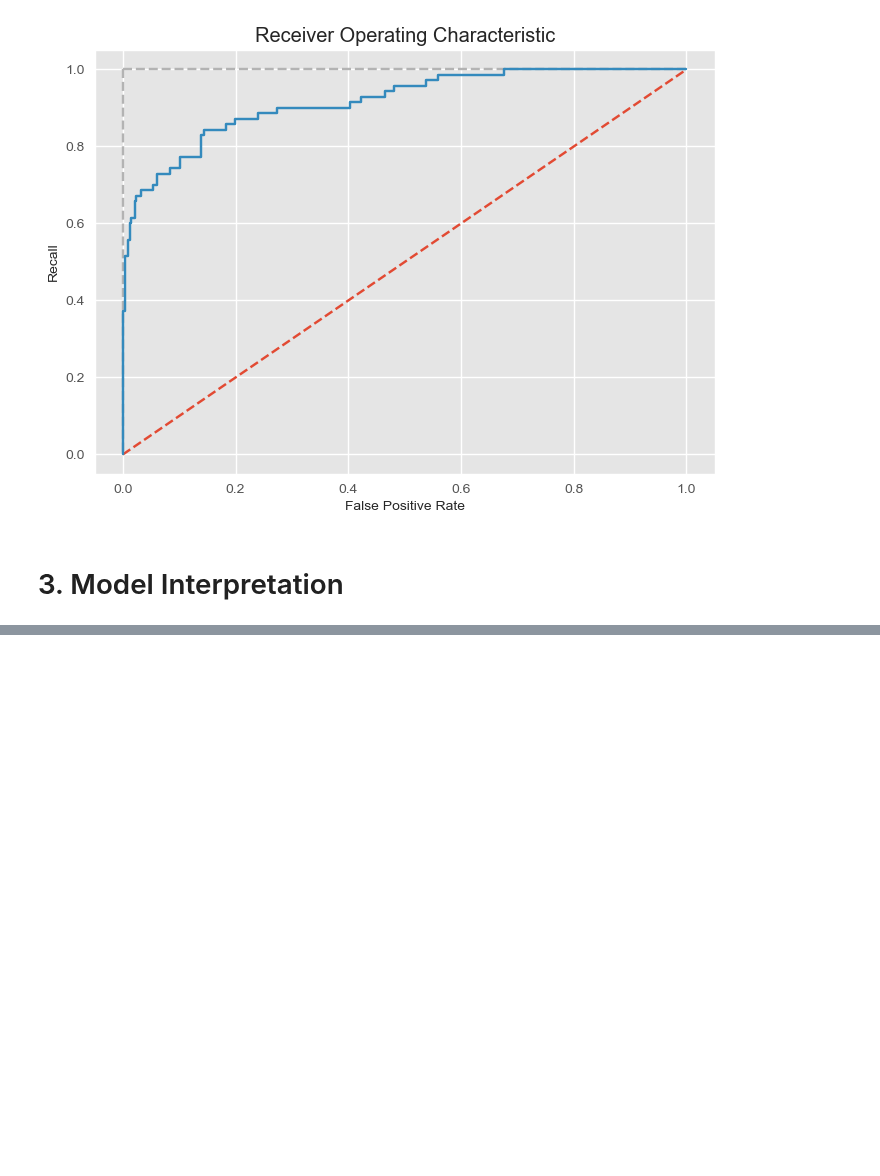
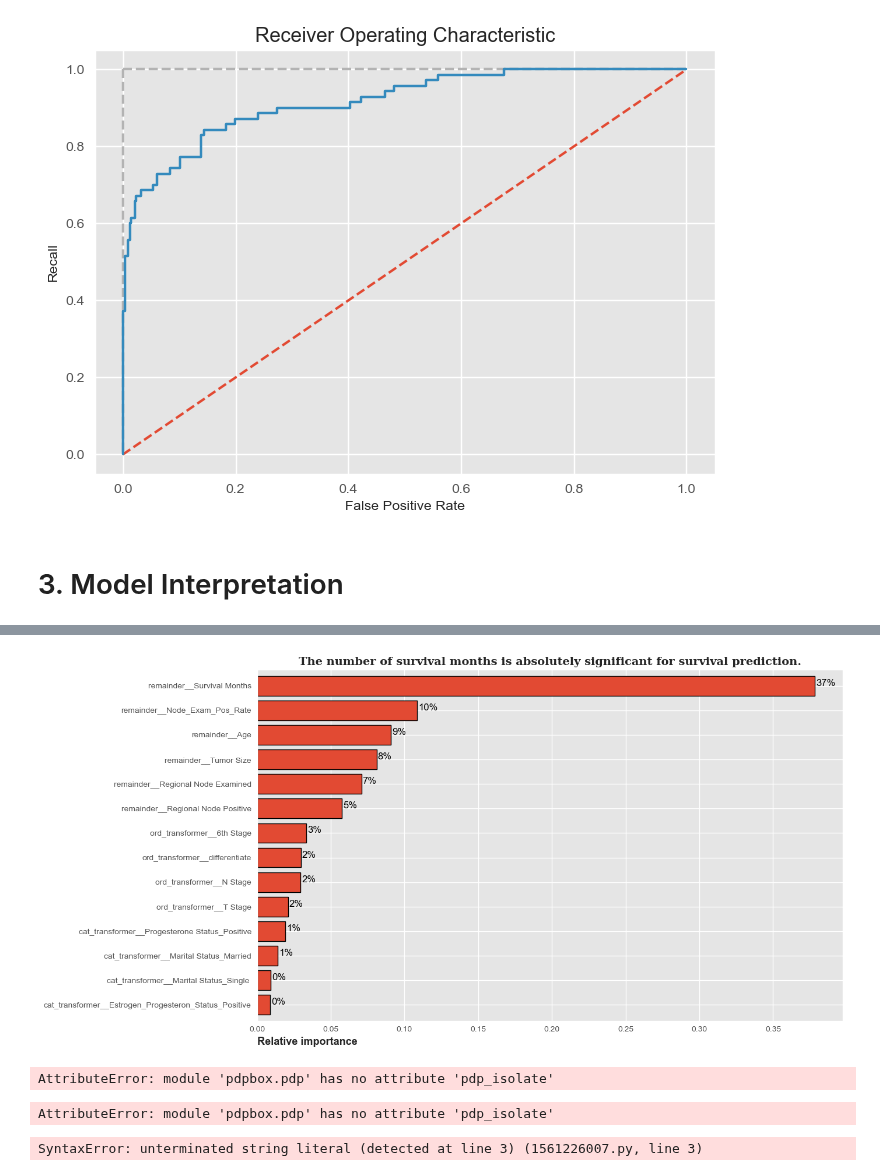
Before and after one commit to Kopy91/seer_breast_cancer, a Jupyter notebook: BreastCancer_Prediction.ipynb, the cells around one changed output, grey strips where cells are left out. Drawn from its saved outputs; the diff is of its cells as text; code cells hidden in the pictures; blank space fills up the shorter version.

Commit message:
feature_importance now plotted

```diff
--- a/BreastCancer_Prediction.ipynb
+++ b/BreastCancer_Prediction.ipynb
@@ -178,17 +143,28 @@ final_results = []
+# %%
+# the model
+from sklearn.preprocessing import PolynomialFeatures
+
+
+model = Pipeline([('preprocessing', ColumnTransformer(transformers=[
+                              ('cat_transformer', OneHotEncoder(drop='if_binary'), cat_cols),
+                              ('ord_transformer', OrdinalEncoder(), ord_cols)
+                         ], remainder='passthrough')),
+                         ('model', RandomForestClassifier(max_depth=21, min_samples_leaf=2, n_estimators=172, class_weight='balanced', random_state=42, n_jobs=-1))])
+
+model_2 = Pipeline([('preprocessing', ColumnTransformer(transformers=[
+                    ('encoder', OneHotEncoder(handle_unknown='ignore'), cat_cols),
+                     ('ord_transformer', OrdinalEncoder(), ord_cols)
+                    ], remainder='passthrough')),
+                    ('scaler', StandardScaler()),
+                    ("poly", PolynomialFeatures(degree=2, interaction_only=False, include_bias=False) ),
+                    ('classifier', RandomForestClassifier(max_depth=18, max_features=6, min_samples_leaf=4, min_samples_split=2,
+                                                          n_estimators=130, class_weight="balanced", random_state=42))])
 # %%
-# Train the RandomForestClassifier
-#grid_rf_poly.fit(features_train, target_train)
-
-# Print the training score of the best model
-print("best score")
-print(model.best_score_)
-
-# Print the model parameters of the best model
-print("best model parameter")
-print(model.best_params_)
+# train the model
+model_2.fit(features_train, target_train)
 
 #predict
-target_pred = model.best_estimator_.predict(features_test)
+target_pred = model_2.predict(features_test)
 
 #save
 scores = {'accuracy': accuracy_score(target_test, target_pred) * 100,
@@ -288,0 +242,2 @@ model.estimator.__dict__
+# %%
+model.fit(features_train, target_train)
@@ -289,6 +262,5 @@ model.estimator.__dict__
 # %%
-# feature importnces
-feature_importance = pd.DataFrame(model.estimator.named_steps['classifier'].feature_importances_, index=model.estimator.named_steps['preprocessing'].get_feature_names_out())
-feature_importance = feature_importance.sort_values(ascending=False).head(10)
+feature_importance = pd.Series(data=model.named_steps['model'].feature_importances_, index=model.named_steps['preprocessing'].get_feature_names_out())
+feature_importance = feature_importance.sort_values(ascending=False).head(14)
 feature_importance
 # %% [output]
@@ -298,31 +284,43 @@ NotFittedError: This RandomForestClassifier instance is not fitted yet. Call 'fi
 
 fig, ax = plt.subplots(figsize=(14,7))
 
 plt.style.use('ggplot')
 
 feature_importance.sort_values(ascending=True).plot(kind='barh',
                          ax=ax,
                          width=0.8,
                          legend=False,
                          linewidth=1,
                          edgecolor='#000000')
 
-ax.set_title(label="Ein unbekannter Reifentyp deutet auf einen Fehlkauf hin.",
+ax.set_title(label="The number of survival months is absolutely significant for survival prediction.",
              family="serif",
              weight="semibold",
              size=14);
 
 ax.set_xlabel(xlabel="Relative importance",
              position=[0,0],
              horizontalalignment="left",
              size=13,
              weight="semibold")
 
 for idx in range(len(feature_importance)):
     ax.text(s='{}%'.format(int(feature_importance.sort_values(ascending=True).iloc[idx]*100)),
             x=feature_importance.sort_values(ascending=True).iloc[idx]+0.0008,
             y=idx,
             size=12,
             color="black")
 
 fig.tight_layout()
+# %% [output]
+[figure, added]
+# %%
+from pdpbox import pdp
+
+#calculate the partial dependence of the prediction on the Feature VehOdo
+pdp_Tumor_Size = pdp.pdp_isolate(model=model,
+                                 dataset=features_train,
+                                model_features=features_train.columns,
+                                feature="Tumor Size")
+# %% [output]
+AttributeError: module 'pdpbox.pdp' has no attribute 'pdp_isolate'
@@ -329,14 +333,16 @@ fig.tight_layout()
 # %%
-# from pdpbox import pdp
-
-# #calculate the partial dependence of the prediction on the Feature VehOdo
-# pdp_VehOdo = pdp.pdp_isolate(model=model,
-#                                     dataset=features_train,
-#                                     model_features=features_train.columns,
-#                                     feature="T Stage")
+#calculate the partial dependence of the prediction on the Feature VehicleAge
+pdp_T_Stage = pdp.pdp_isolate(model=model,
+                                     dataset=features_train,
+                                     model_features=features_train.columns,
+                                     feature="T Stage")
+# %% [output]
+AttributeError: module 'pdpbox.pdp' has no attribute 'pdp_isolate'
 # %%
-# #visualie the pdartial dependence plot
-# pdp.pdp_plot(pdp_isolate_out=pdp_VehOdo,
-#                        feature_name="T Stage",
-#                        plot_pts_dist=True,
-#                        center=False);
+#visualie the pdartial dependence plot
+pdp.pdp_plot(pdp_isolate_out=pdp_T_Stage,
+                        feature_name="T Stage"",
+                        plot_pts_dist=True,
+                        center=False);
+# %% [output]
+SyntaxError: unterminated string literal (detected at line 3) (1561226007.py, line 3)
```
Also changed, not shown: parts of 12 cells of this notebook, 2 other files.
